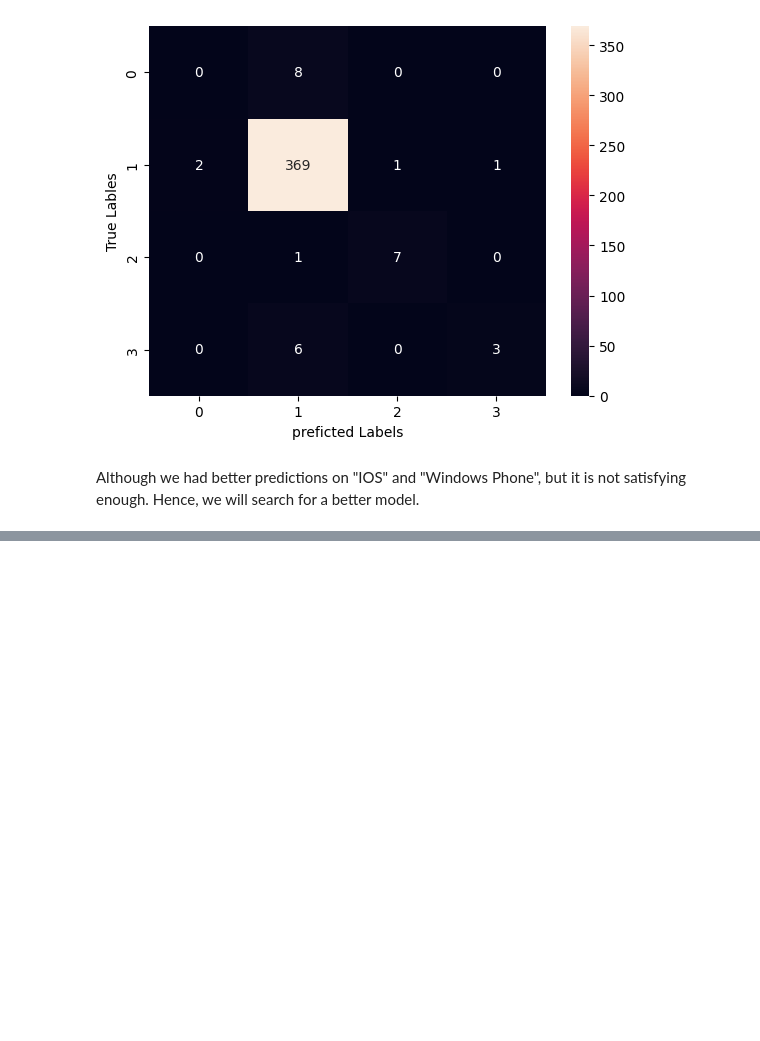
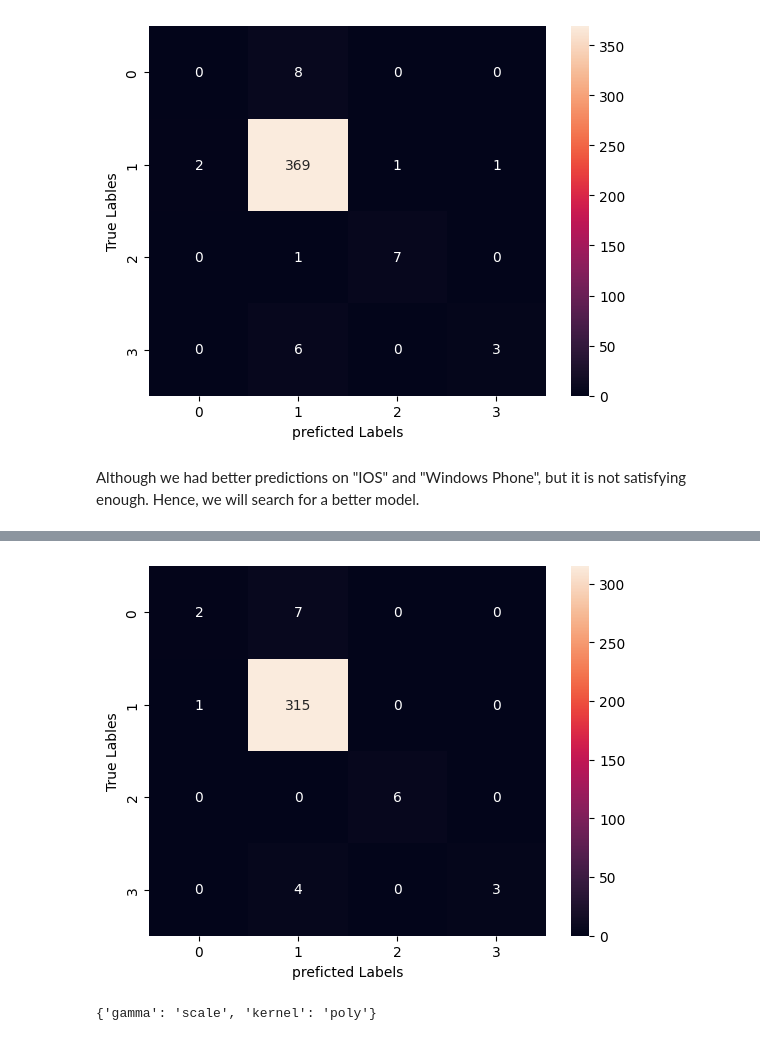
Before and after one commit to ahmadjalali73/OS-Price-Prediction, a Jupyter notebook: os_prediction/OS_Prediction.ipynb, the cells around one changed output, grey strips where cells are left out. Drawn from its saved outputs; the diff is of its cells as text; code cells hidden in the pictures; blank space fills up the shorter version.

```diff
--- a/OS_Prediction.ipynb
+++ b/os_prediction/OS_Prediction.ipynb
@@ -417,3 +417,10 @@ heatmap(y_test, test_predict)
 [figure]
 # %% [markdown]
 Although we had better predictions on "IOS" and "Windows Phone", but it is not satisfying enough. Hence, we will search for a better model.
+# %%
+from sklearn.svm import SVC
+
+svc=SVC(random_state=42)
+svc.fit(X_train, y_train)
+val_predict = svc.predict(X_val)
+score_printer(y_train, train_predict, y_val, val_predict)
@@ -419,0 +436,11 @@ Although we had better predictions on "IOS" and "Windows Phone", but it is not s
+# %%
+heatmap(y_val, val_predict)
+# %% [output]
+[figure, added]
+# %%
+tree_param = {'kernel':['linear', 'poly', 'rbf', 'sigmoid'], 'gamma': ['scale', 'auto']}
+svc_result = GridSearchCV(svc, tree_param, scoring='f1_weighted',cv=5)
+svc_result.fit(X_train, y_train)
+svc_result.best_params_
+# %% [output]
+{'gamma': 'scale', 'kernel': 'poly'}
```
Also changed, not shown: parts of 3 cells of this notebook, 9 other files.
